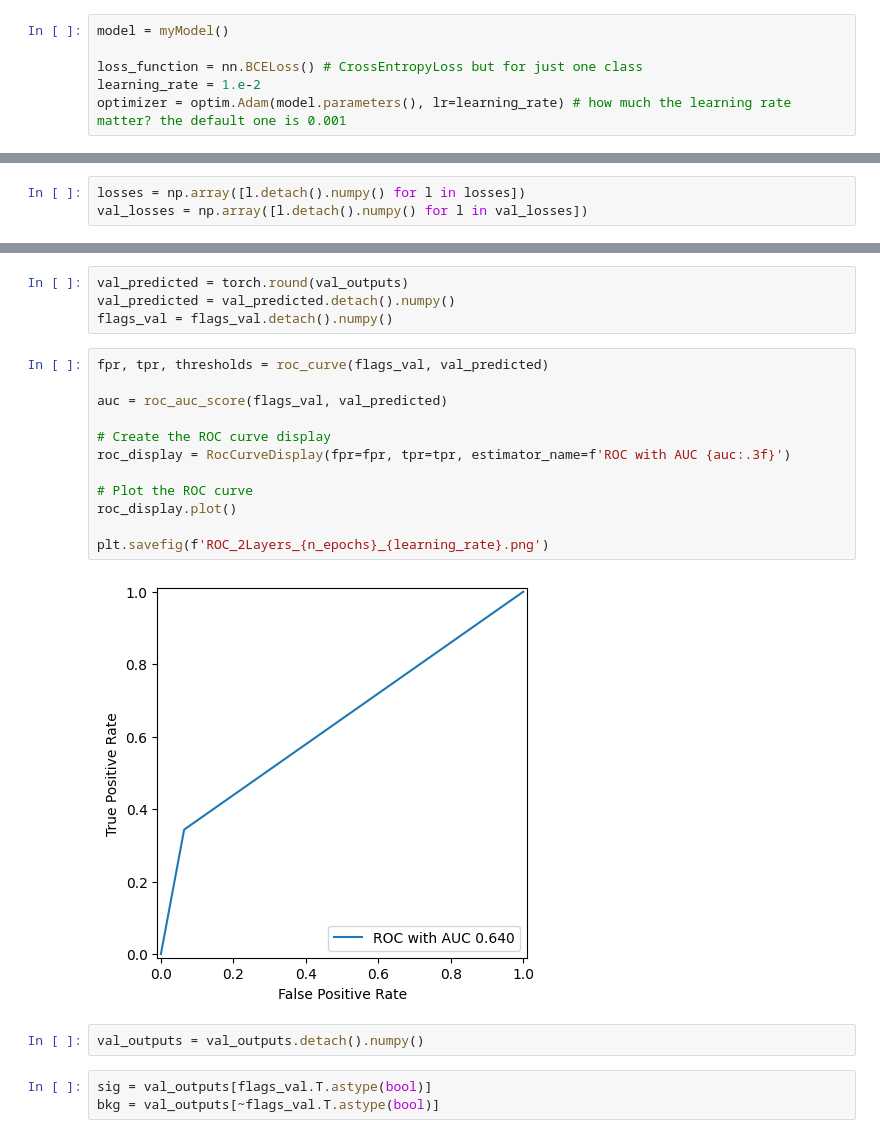
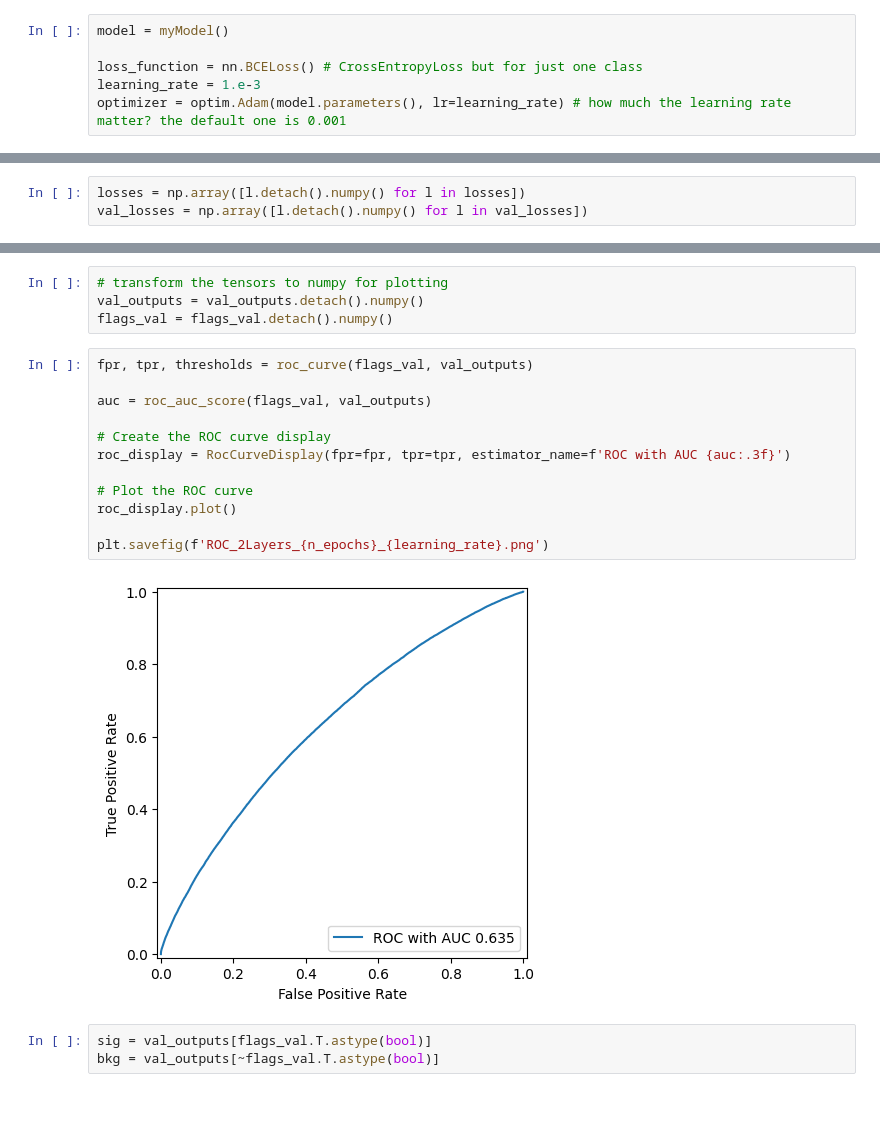
Before and after one commit to marcortinovis/MLforPolarizedVBS, a Jupyter notebook: 2Layers_model.ipynb, the cells around one changed output, grey strips where cells are left out. Saved outputs shown, nothing was run; the diff lists cells and outputs as text; blank space fills up the shorter version.

```diff
--- a/2Layers_model.ipynb
+++ b/2Layers_model.ipynb
@@ -59,7 +59,7 @@ class myModel(nn.Module):
 model = myModel()
 
 loss_function = nn.BCELoss() # CrossEntropyLoss but for just one class
-learning_rate = 1.e-2
+learning_rate = 1.e-3
 optimizer = optim.Adam(model.parameters(), lr=learning_rate) # how much the learning rate matter? the default one is 0.001
 # %%
 # training
@@ -106,23 +106,21 @@ plt.savefig(f'loss_2Layers_{n_epochs}_{learning_rate}.png')
 # %%
-val_predicted = torch.round(val_outputs)
-val_predicted = val_predicted.detach().numpy()
+# transform the tensors to numpy for plotting
+val_outputs = val_outputs.detach().numpy()
 flags_val = flags_val.detach().numpy()
 # %%
-fpr, tpr, thresholds = roc_curve(flags_val, val_predicted)
+fpr, tpr, thresholds = roc_curve(flags_val, val_outputs)
 
-auc = roc_auc_score(flags_val, val_predicted)
+auc = roc_auc_score(flags_val, val_outputs)
 
 # Create the ROC curve display
 roc_display = RocCurveDisplay(fpr=fpr, tpr=tpr, estimator_name=f'ROC with AUC {auc:.3f}')
 
 # Plot the ROC curve
 roc_display.plot()
 
 plt.savefig(f'ROC_2Layers_{n_epochs}_{learning_rate}.png')
 # %% [output]
-[figure, old version]
+[figure, new version]
-# %%
-val_outputs = val_outputs.detach().numpy()
 # %%
 sig = val_outputs[flags_val.T.astype(bool)]
 bkg = val_outputs[~flags_val.T.astype(bool)]
```
Also changed, not shown: parts of 3 cells of this notebook, 13 other files.
